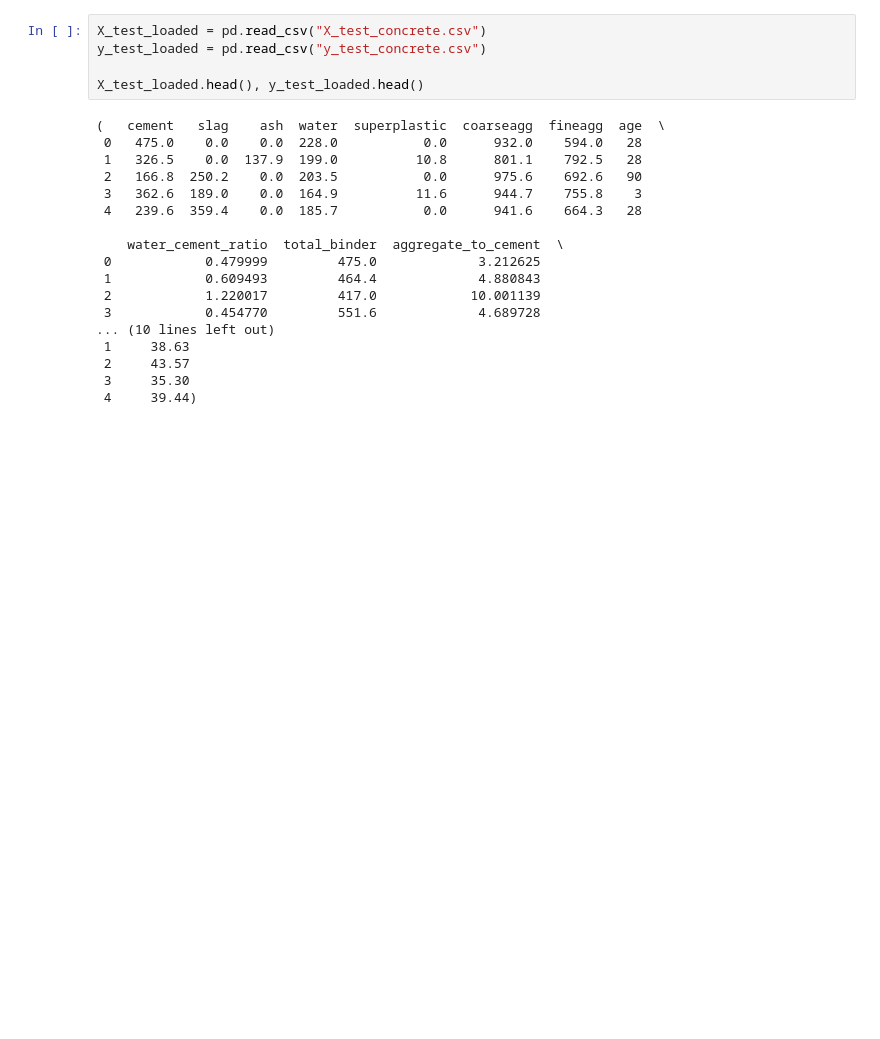
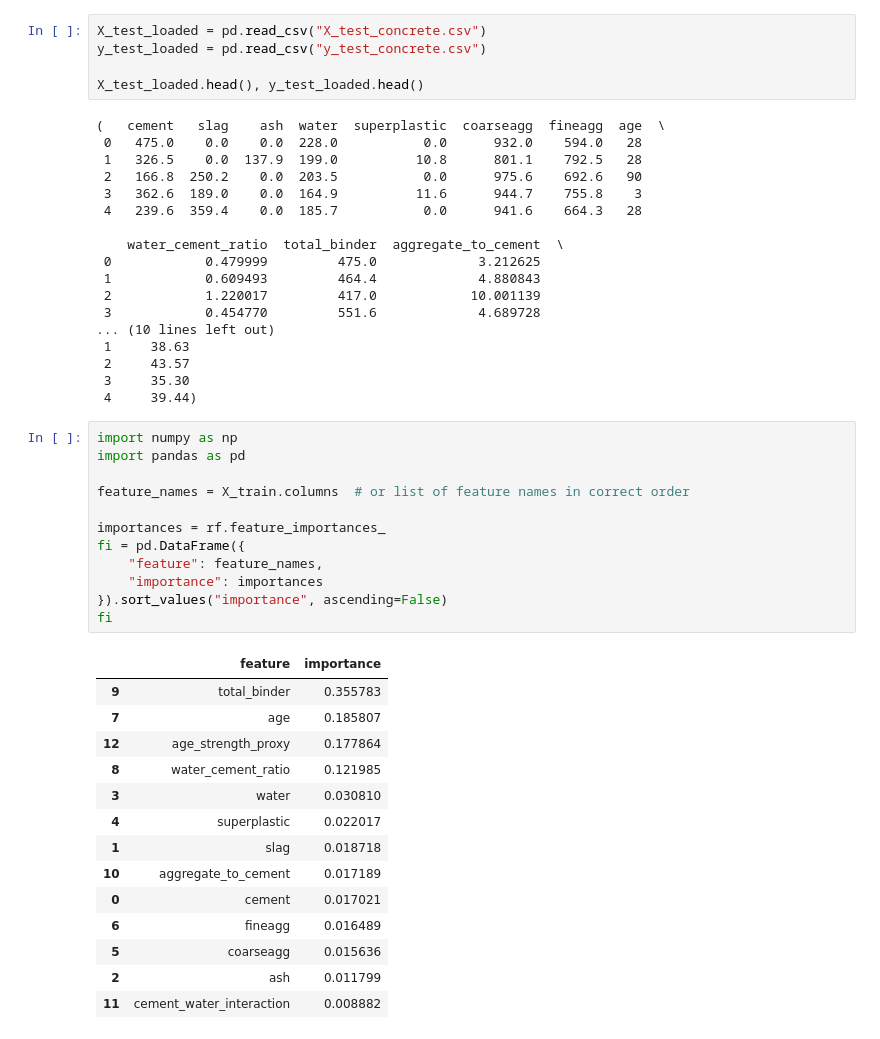
Before and after one commit to Saibts/concrete-strength-ml, a Jupyter notebook: concrete_rf_model.ipynb, the cells around one changed output. Cells and saved outputs as stored; diff of their text form; blank space fills up the shorter version.

```diff
--- a/concrete_rf_model.ipynb
+++ b/concrete_rf_model.ipynb
@@ -221,3 +221,30 @@ X_test_loaded.head(), y_test_loaded.head()
  2     43.57
  3     35.30
  4     39.44)
+# %%
+import numpy as np
+import pandas as pd
+
+feature_names = X_train.columns  # or list of feature names in correct order
+
+importances = rf.feature_importances_
+fi = pd.DataFrame({
+    "feature": feature_names,
+    "importance": importances
+}).sort_values("importance", ascending=False)
+fi
+# %% [output]
+|  | feature | importance |
+| 9 | total_binder | 0.355783 |
+| 7 | age | 0.185807 |
+| 12 | age_strength_proxy | 0.177864 |
+| 8 | water_cement_ratio | 0.121985 |
+| 3 | water | 0.030810 |
+| 4 | superplastic | 0.022017 |
+| 1 | slag | 0.018718 |
+| 10 | aggregate_to_cement | 0.017189 |
+| 0 | cement | 0.017021 |
+| 6 | fineagg | 0.016489 |
+| 5 | coarseagg | 0.015636 |
+| 2 | ash | 0.011799 |
+| 11 | cement_water_interaction | 0.008882 |
```
Also changed, not shown: parts of 3 cells of this notebook, 5 other files.
